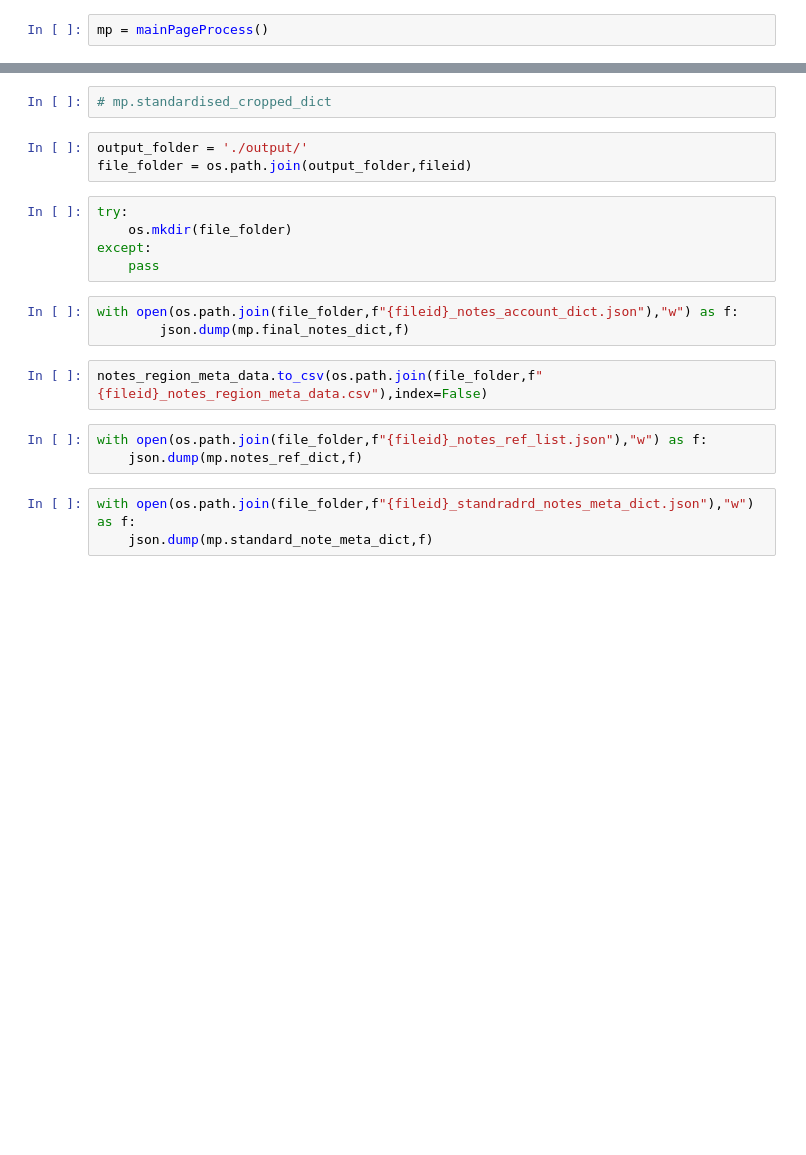
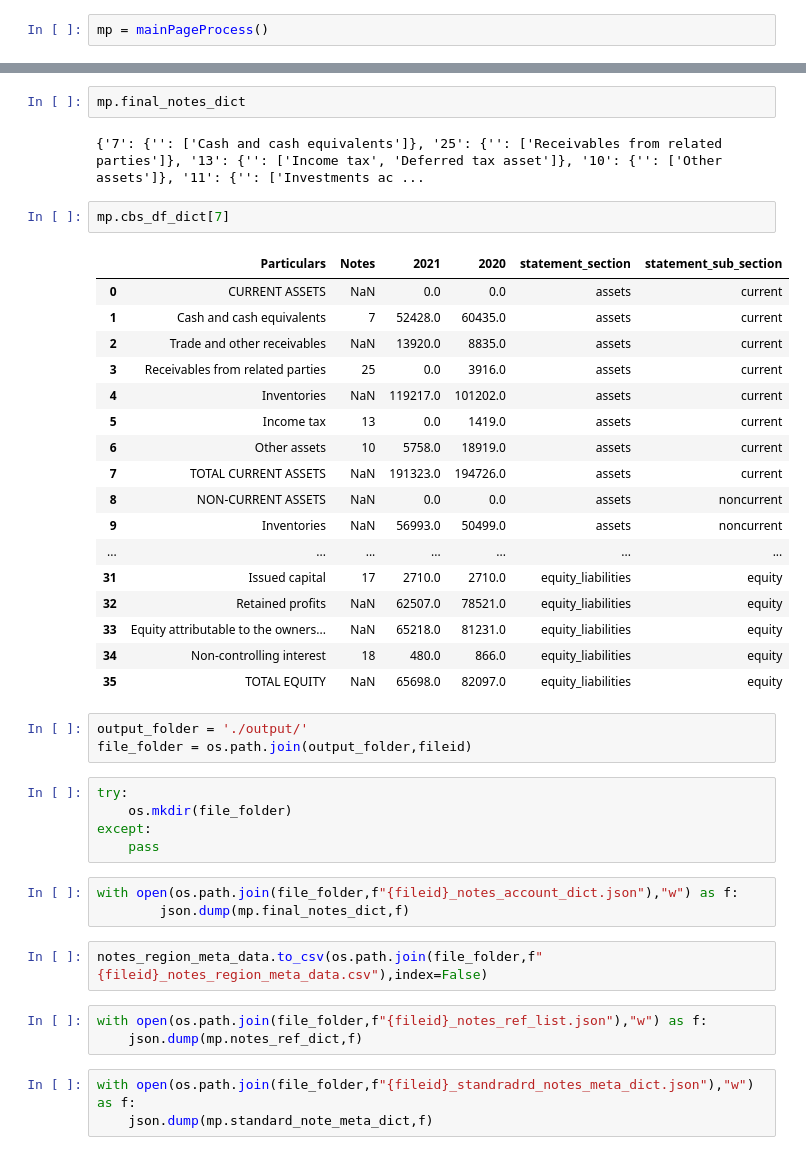
Before and after one commit to AI-paltan/main_page_processing, a Jupyter notebook: main_page_processing_service_testing_notebook.ipynb, the cells around one changed output, grey strips where cells are left out. Drawn from its saved outputs; the diff is of its cells as text; blank space fills up the shorter version.

```diff
--- a/main_page_processing_service_testing_notebook.ipynb
+++ b/main_page_processing_service_testing_notebook.ipynb
@@ -34,5 +15,27 @@ See the caveats in the documentation: https://pandas.pydata.org/pandas-docs/stab
+# %%
+mp.final_notes_dict
+# %% [output]
+{'7': {'': ['Cash and cash equivalents']}, '25': {'': ['Receivables from related parties']}, '13': {'': ['Income tax', 'Deferred tax asset']}, '10': {'': ['Other assets']}, '11': {'': ['Investments ac ...
 # %%
-# mp.standardised_cropped_dict
+mp.cbs_df_dict[7]
+# %% [output]
+|  | Particulars | Notes | 2021 | 2020 | statement_section | statement_sub_section |
+| 0 | CURRENT ASSETS | NaN | 0.0 | 0.0 | assets | current |
+| 1 | Cash and cash equivalents | 7 | 52428.0 | 60435.0 | assets | current |
+| 2 | Trade and other receivables | NaN | 13920.0 | 8835.0 | assets | current |
+| 3 | Receivables from related parties | 25 | 0.0 | 3916.0 | assets | current |
+| 4 | Inventories | NaN | 119217.0 | 101202.0 | assets | current |
+| 5 | Income tax | 13 | 0.0 | 1419.0 | assets | current |
+| 6 | Other assets | 10 | 5758.0 | 18919.0 | assets | current |
+| 7 | TOTAL CURRENT ASSETS | NaN | 191323.0 | 194726.0 | assets | current |
+| 8 | NON-CURRENT ASSETS | NaN | 0.0 | 0.0 | assets | noncurrent |
+| 9 | Inventories | NaN | 56993.0 | 50499.0 | assets | noncurrent |
+| ... | ... | ... | ... | ... | ... | ... |
+| 31 | Issued capital | 17 | 2710.0 | 2710.0 | equity_liabilities | equity |
+| 32 | Retained profits | NaN | 62507.0 | 78521.0 | equity_liabilities | equity |
+| 33 | Equity attributable to the owners... | NaN | 65218.0 | 81231.0 | equity_liabilities | equity |
+| 34 | Non-controlling interest | 18 | 480.0 | 866.0 | equity_liabilities | equity |
+| 35 | TOTAL EQUITY | NaN | 65698.0 | 82097.0 | equity_liabilities | equity |
 # %%
 output_folder = './output/'
 file_folder = os.path.join(output_folder,fileid)
```
Also changed, not shown: parts of 2 cells of this notebook, 1 other file.
